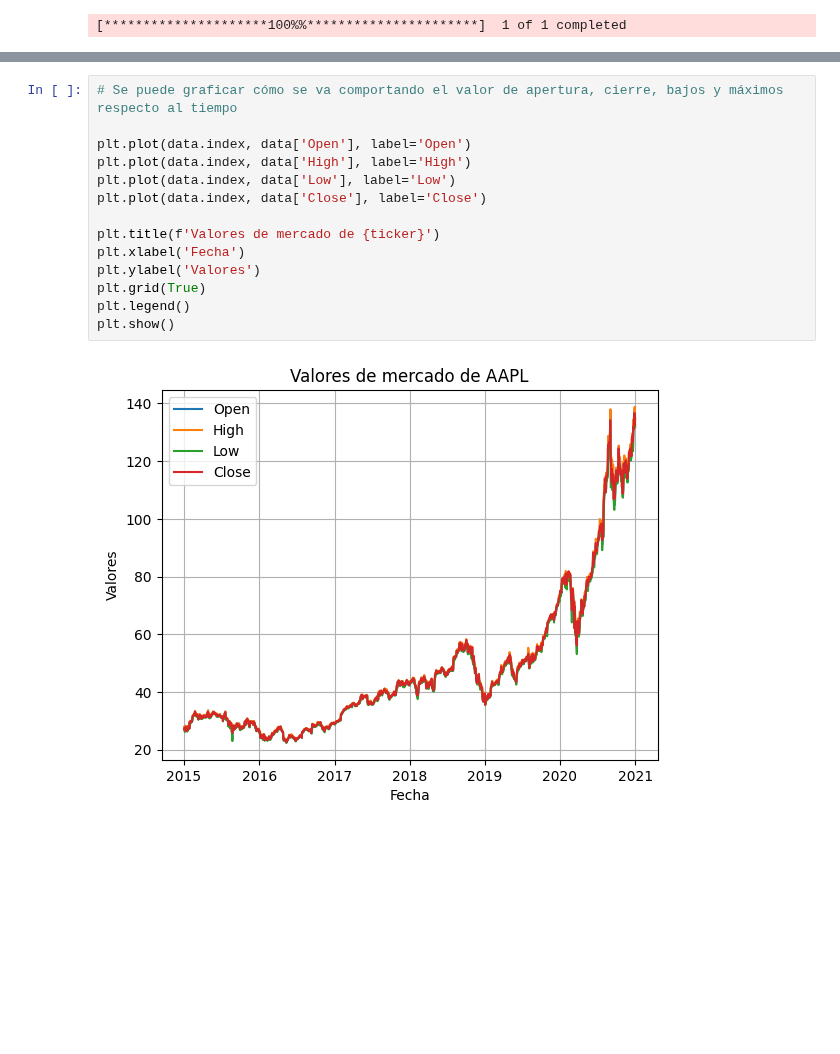
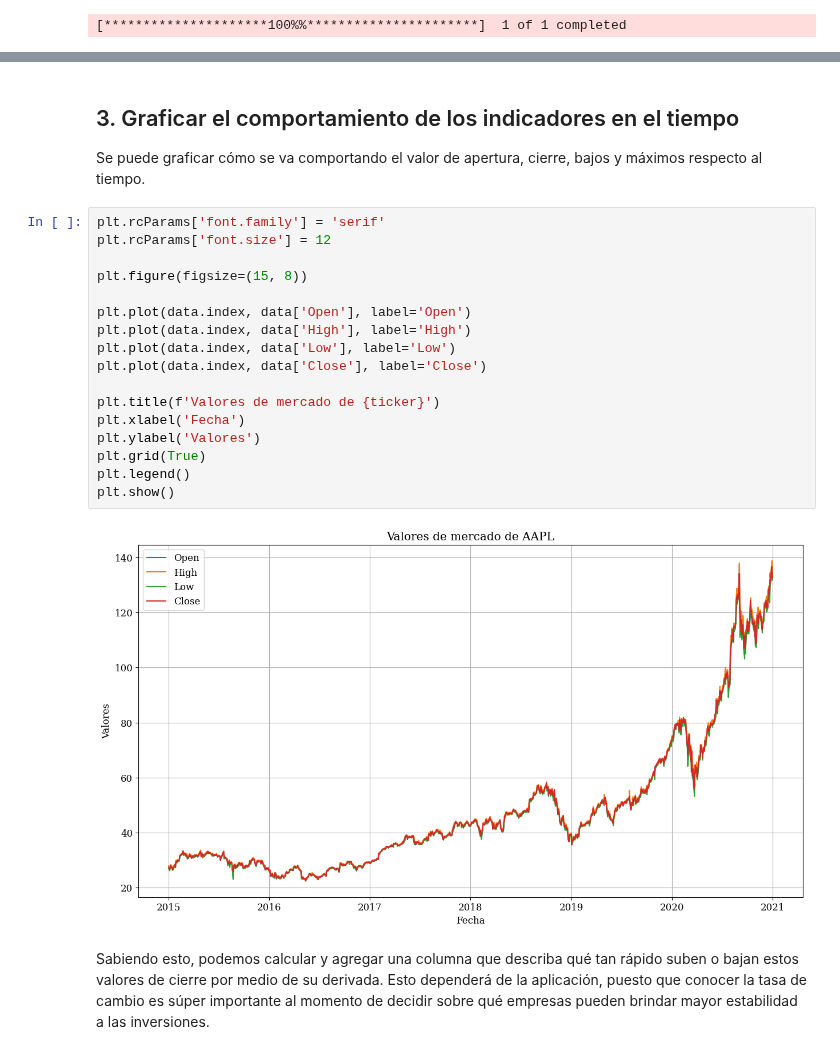
Before and after one commit to jkhansell/sc_notebooks, a Jupyter notebook: EjerciciosExtra/Analisis_Mercado.ipynb, the cells around one changed output, grey strips where cells are left out. Drawn from its saved outputs; the diff is of its cells as text; blank space fills up the shorter version.

```diff
--- a/EjerciciosExtra/Analisis_Mercado.ipynb
+++ b/EjerciciosExtra/Analisis_Mercado.ipynb
@@ -43,20 +70,29 @@ Close        0
 Adj Close    0
 Volume       0
 dtype: int64
+# %% [markdown]
+## 3. Graficar el comportamiento de los indicadores en el tiempo
+
+Se puede graficar cómo se va comportando el valor de apertura, cierre, bajos y máximos respecto al tiempo.
 # %%
-# Se puede graficar cómo se va comportando el valor de apertura, cierre, bajos y máximos respecto al tiempo
+plt.rcParams['font.family'] = 'serif'
+plt.rcParams['font.size'] = 12
+
+plt.figure(figsize=(15, 8))
 
 plt.plot(data.index, data['Open'], label='Open')
 plt.plot(data.index, data['High'], label='High')
 plt.plot(data.index, data['Low'], label='Low')
 plt.plot(data.index, data['Close'], label='Close')
 
 plt.title(f'Valores de mercado de {ticker}')
 plt.xlabel('Fecha')
 plt.ylabel('Valores')
 plt.grid(True)
 plt.legend()
 plt.show()
 # %% [output]
-[figure, old version]
+[figure, new version]
+# %% [markdown]
+Sabiendo esto, podemos calcular y agregar una columna que describa qué tan rápido suben o bajan estos valores de cierre por medio de su derivada. Esto dependerá de la aplicación, puesto que conocer la tasa de cambio es súper importante al momento de decidir sobre qué empresas pueden brindar mayor estabilidad a las inversiones.
 # %%
```
Also changed, not shown: parts of 20 cells of this notebook, 5 other files.
